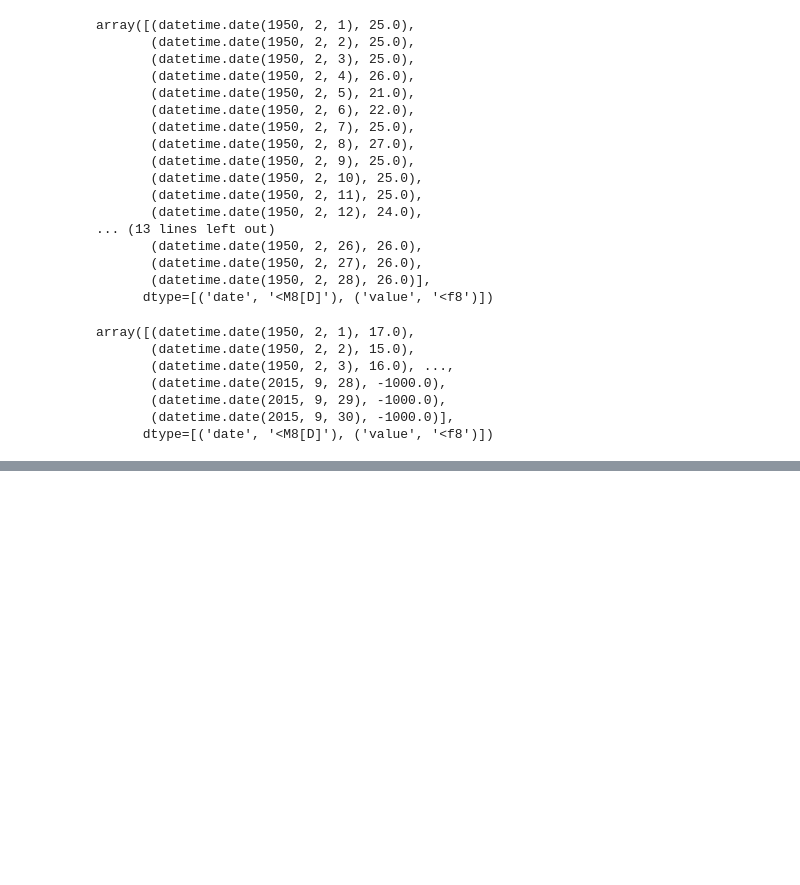
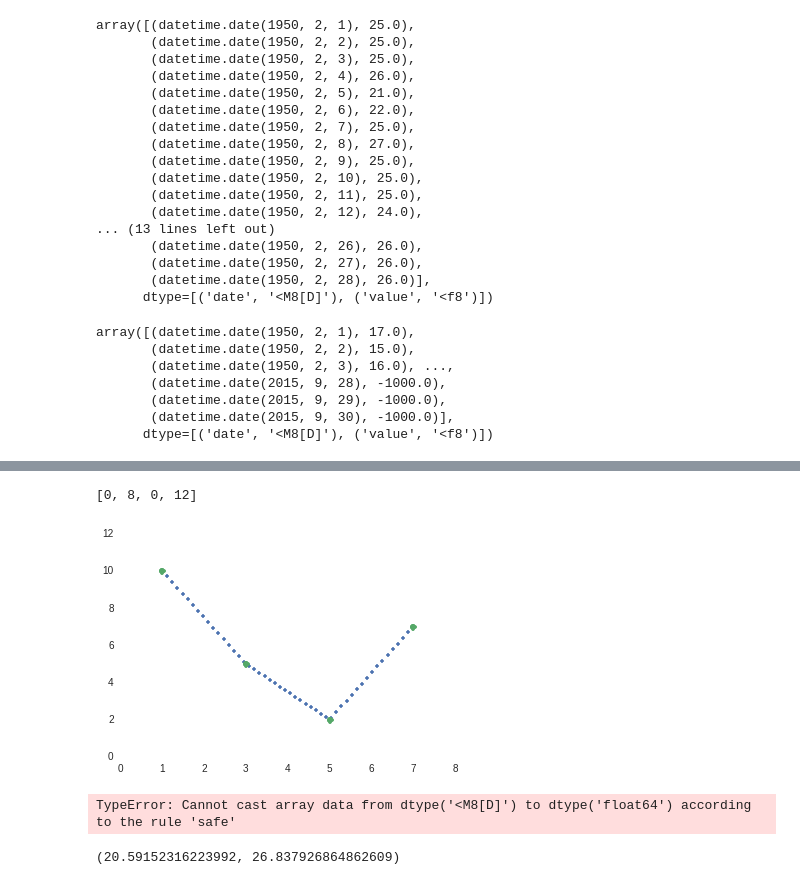
Before and after one commit to kwarodom/NumPyPanda, a Jupyter notebook: Ch5/05_04/05_04_missing_begin.ipynb, the cells around one changed output, grey strips where cells are left out. Drawn from its saved outputs; the diff is of its cells as text; code cells hidden in the pictures; blank space fills up the shorter version.

```diff
--- a/Ch5/05_04/05_04_missing_begin.ipynb
+++ b/Ch5/05_04/05_04_missing_begin.ipynb
@@ -159,0 +198,12 @@ array([(datetime.date(1950, 2, 1), 17.0),
+# %%
+xs = np.linspace(1,7)
+# %%
+ys = np.interp(xs,x,y)
+# %%
+pp.plot(xs,ys,'.')
+pp.plot(x,y,'o')
+
+pp.axis([0,8,0,12])
+# %% [output]
+[0, 8, 0, 12]
+[figure, added]
@@ -159,0 +215,4 @@ array([(datetime.date(1950, 2, 1), 17.0),
+# %%
+fillnans(lihue_tmax)
+# %% [output]
+TypeError: Cannot cast array data from dtype('<M8[D]') to dtype('float64') according to the rule 'safe'
@@ -159,0 +229,4 @@ array([(datetime.date(1950, 2, 1), 17.0),
+# %%
+np.mean(lihue_tmin['value']), np.mean(lihue_tmax['value'])
+# %% [output]
+(20.59152316223992, 26.837926864862609)
```
Also changed, not shown: parts of 10 cells of this notebook.
